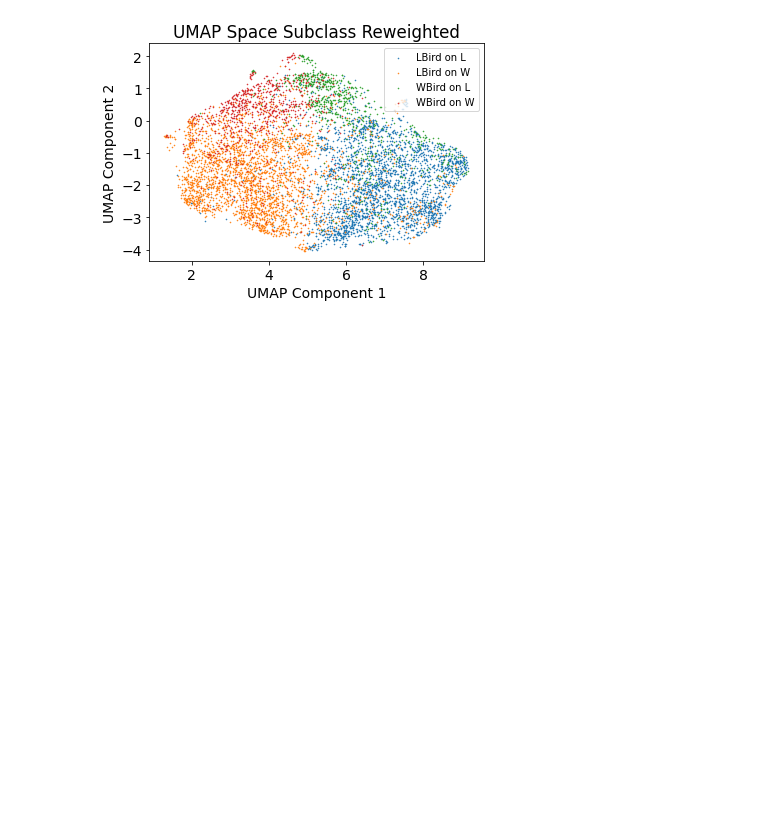
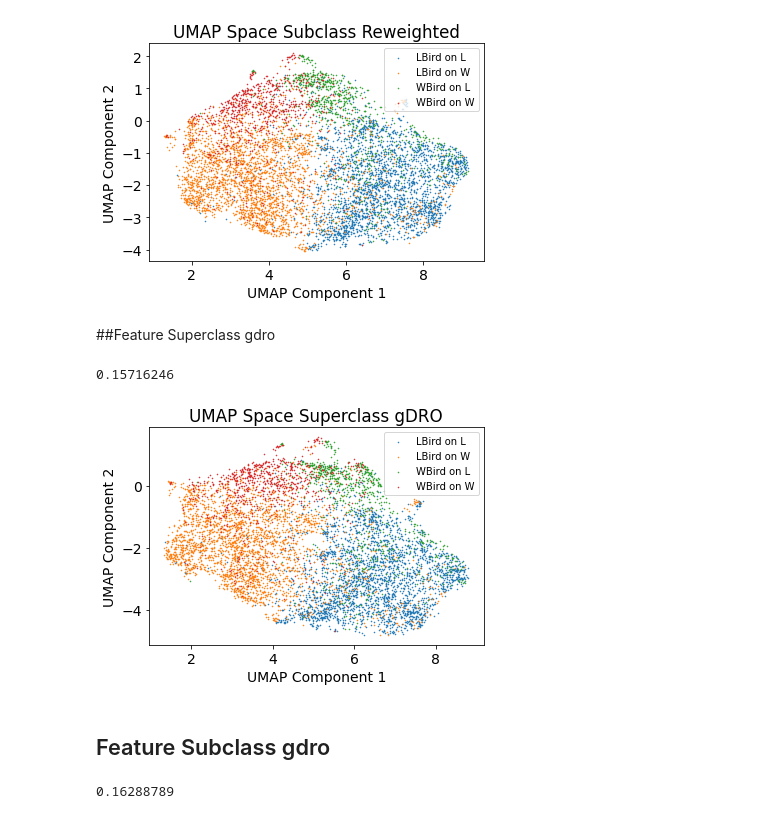
Before and after one commit to MsAsterisk1/ERM_GDRO, a Jupyter notebook: feature_vis.ipynb, the cells around one changed output. Drawn from its saved outputs; the diff is of its cells as text; code cells hidden in the pictures; blank space fills up the shorter version.

Commit message:
adds ability to get sc scores

```diff
--- a/feature_vis.ipynb
+++ b/feature_vis.ipynb
@@ -117,3 +117,23 @@ silhouette_avg
 make_plot('UMAP Space Subclass Reweighted', embeds_subr, groups_subr)
 # %% [output]
 [figure]
+# %% [markdown]
+##Feature Superclass gdro
+# %%
+df_features_supg = pd.read_csv('./features_super_r_g.csv', index_col=0)
+features_supg = df_features_supg.drop(['label'], axis=1).values
+reducer = UMAP(random_state=8, n_components=2)
+embeds_supg = reducer.fit_transform(features_supg)
+# %%
+groups_supg =  df_features_supg['label'].values
+# %%
+silhouette_avg = silhouette_score(embeds_supg, groups_supg)
+silhouette_avg
+# %% [output]
+0.15716246
+# %%
+make_plot('UMAP Space Superclass gDRO', embeds_supg, groups_supg)
+# %% [output]
+[figure, added]
+# %% [markdown]
+## Feature Subclass gdro
@@ -119,0 +147,5 @@ make_plot('UMAP Space Subclass Reweighted', embeds_subr, groups_subr)
+# %%
+silhouette_avg = silhouette_score(embeds_subg, groups_subg)
+silhouette_avg
+# %% [output]
+0.16288789
```
Also changed, not shown: parts of 4 cells of this notebook, 1 other file.
